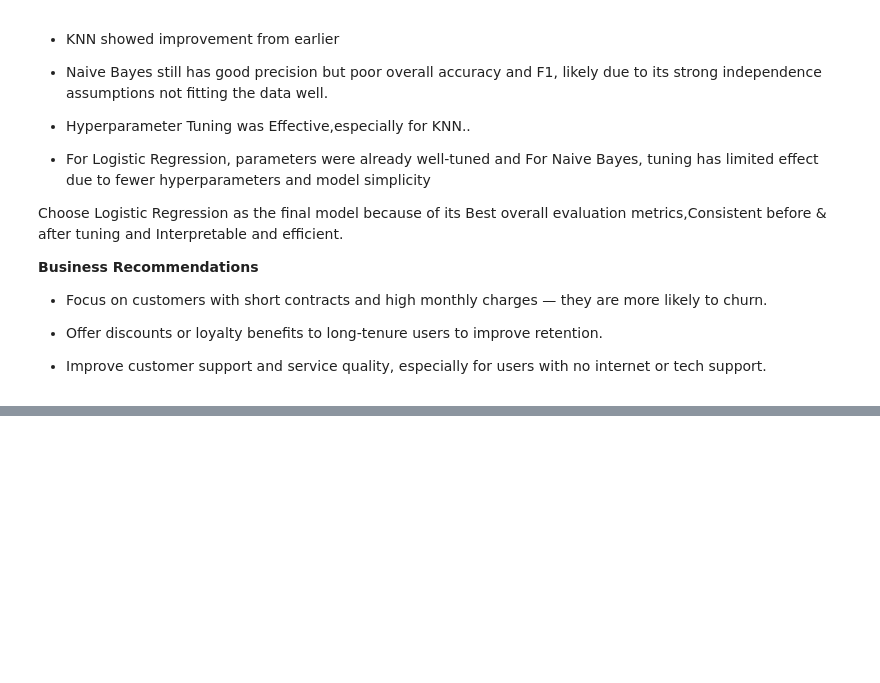
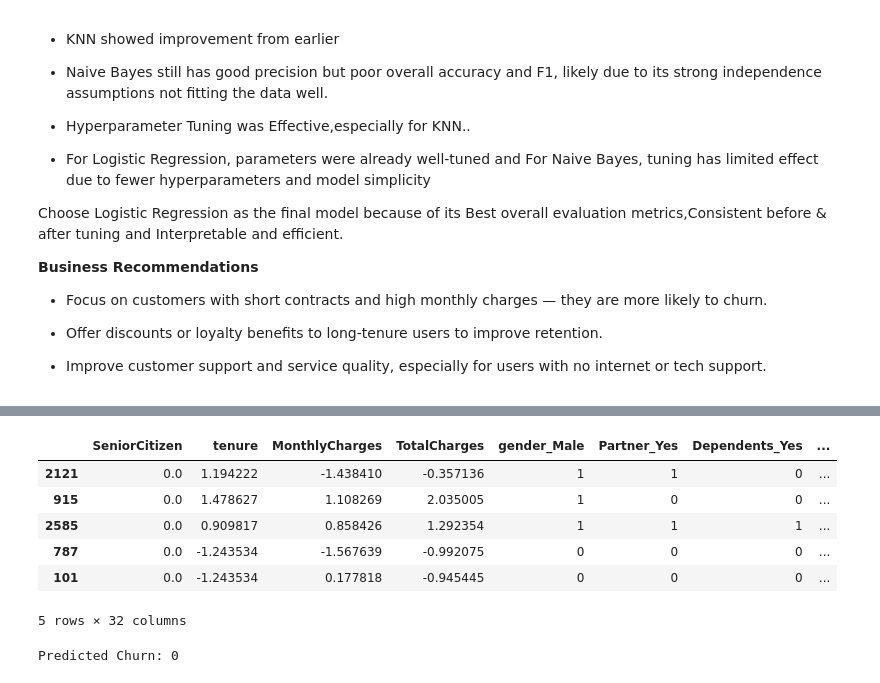
Before and after one commit to Nikhitha-Math/python_assignment, a Jupyter notebook: Customer_Churn_Prediction.ipynb, the cells around one changed output, grey strips where cells are left out. Cells and saved outputs as stored; diff of their text form; code cells hidden in the pictures; blank space fills up the shorter version.

```diff
--- a/Customer_Churn_Prediction.ipynb
+++ b/Customer_Churn_Prediction.ipynb
@@ -428,0 +663,10 @@ Choose Logistic Regression as the final model because of its Best overall evalua
+# %%
+X_test.head()
+# %% [output]
+|  | SeniorCitizen | tenure | MonthlyCharges | TotalCharges | gender_Male | Partner_Yes | Dependents_Yes | ... |
+| 2121 | 0.0 | 1.194222 | -1.438410 | -0.357136 | 1 | 1 | 0 | ... |
+| 915 | 0.0 | 1.478627 | 1.108269 | 2.035005 | 1 | 0 | 0 | ... |
+| 2585 | 0.0 | 0.909817 | 0.858426 | 1.292354 | 1 | 1 | 1 | ... |
+| 787 | 0.0 | -1.243534 | -1.567639 | -0.992075 | 0 | 0 | 0 | ... |
+| 101 | 0.0 | -1.243534 | 0.177818 | -0.945445 | 0 | 0 | 0 | ... |
+5 rows × 32 columns
@@ -428,0 +678,70 @@ Choose Logistic Regression as the final model because of its Best overall evalua
+# %%
+import pandas as pd
+import pickle
+
+# Load model
+with open('/content/nb_model.pkl', 'rb') as f:
+    model = pickle.load(f)
+
+# Get the column names from the training data
+# Assuming X_train is available from previous cells
+trained_columns = X_train.columns
+
+# User input
+user_input = {
+    'Contract': 'One year',
+    'Contract_Months': 12,
+    'Customer_Lifetime_Value': 5000,
+    'Dependents': 'Yes',
+    'gender': 'Female',
+    'Partner': 'No',
+    'SeniorCitizen': 0, # Add numerical features with dummy values
+    'tenure': 0,
+    'MonthlyCharges': 0,
+    'TotalCharges': 0,
+    'PhoneService': 'Yes', # Add other categorical features with dummy values
+    'MultipleLines': 'No phone service',
+    'InternetService': 'DSL',
+    'OnlineSecurity': 'No',
+    'OnlineBackup': 'Yes',
+    'DeviceProtection': 'No',
+    'TechSupport': 'No',
+    'StreamingTV': 'Yes',
+    'StreamingMovies': 'No',
+    'PaperlessBilling': 'Yes',
+    'PaymentMethod': 'Electronic check',
+
+}
+
+# Convert to DataFrame
+# Use .iloc[0] to handle potential single row data without creating index issues
+df_user_input = pd.DataFrame([user_input])
+
+
+# --- Apply the same preprocessing as training ---
+
+# One-hot encode categorical columns - include all possible categories
+# The `columns` argument should list all original categorical columns
+categorical_cols = ['Contract', 'Dependents', 'gender', 'Partner',
+                    'PhoneService', 'MultipleLines', 'InternetService',
+                    'OnlineSecurity', 'OnlineBackup', 'DeviceProtection',
+                    'TechSupport', 'StreamingTV', 'StreamingMovies',
+                    'PaperlessBilling', 'PaymentMethod']
+
+df_user_input = pd.get_dummies(df_user_input, columns=categorical_cols, dtype=int) # Set dtype to int for consistency
+
+
+# Add missing columns with 0s and ensure same column order
+for col in trained_columns:
+    if col not in df_user_input.columns:
+        df_user_input[col] = 0
+
+# Ensure same column order as training data
+df_user_input = df_user_input[trained_columns]
+
+
+# Make prediction
+prediction = model.predict(df_user_input)[0]
+print("Predicted Churn:", prediction)
+# %% [output]
+Predicted Churn: 0
```
Also changed, not shown: parts of 17 cells of this notebook.
